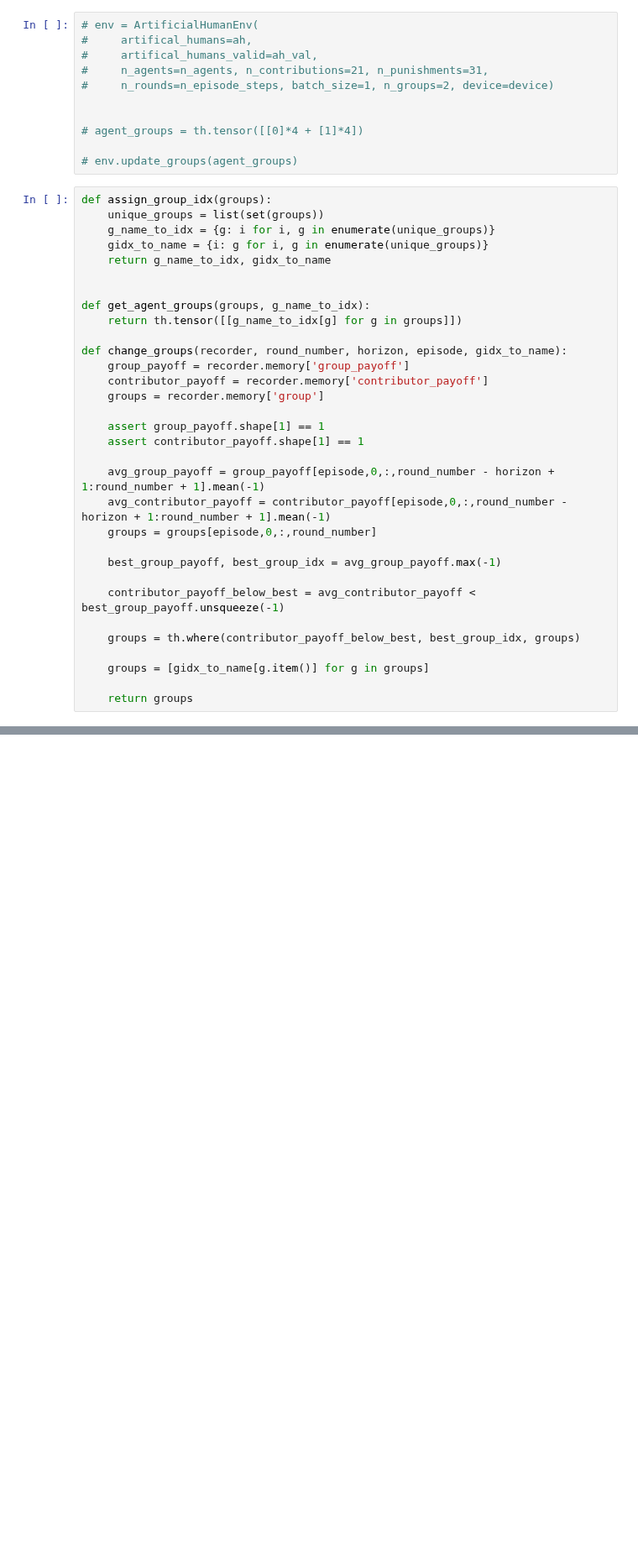
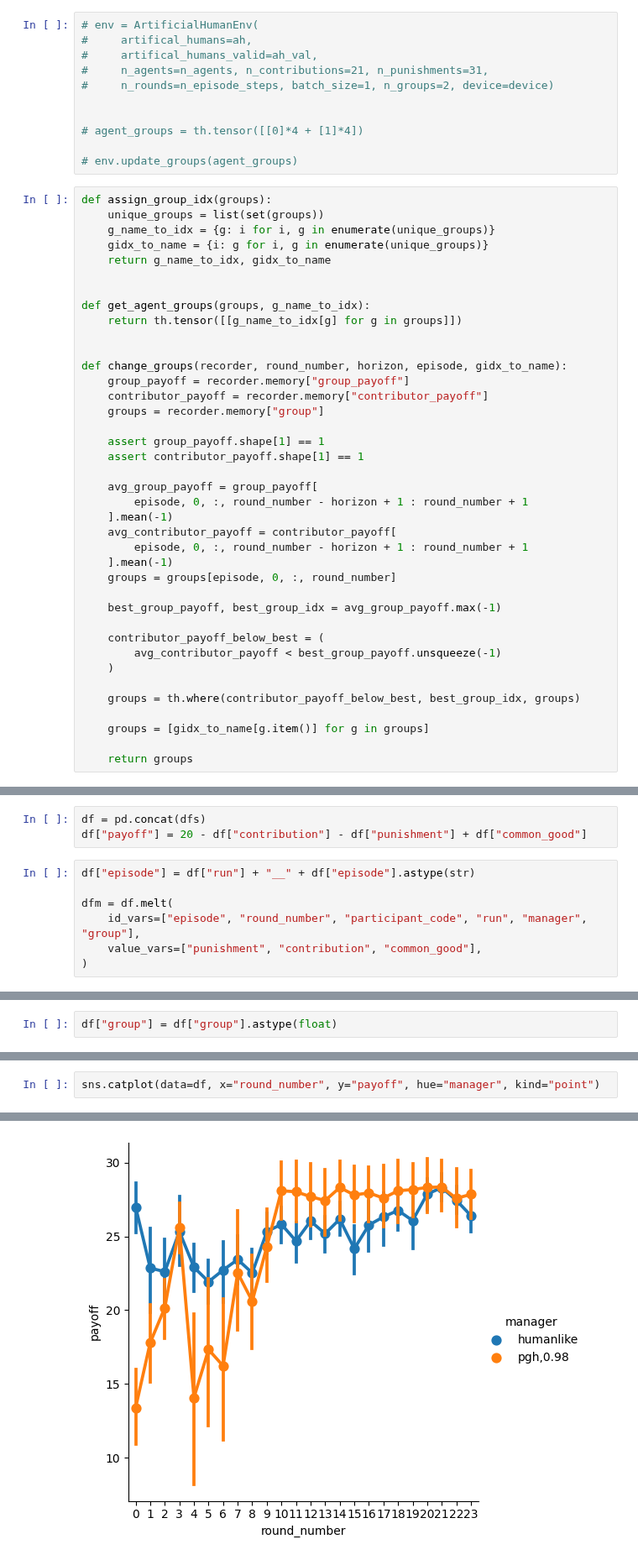
Before and after one commit to center-for-humans-and-machines/algorithmic-institutions, a Jupyter notebook: notebooks/test_manager/simulate_group_selection.ipynb, the cells around one changed output, grey strips where cells are left out. Shown at 84% size. Saved outputs shown, nothing was run; the diff lists cells and outputs as text; blank space fills up the shorter version.

```diff
--- a/notebooks/test_manager/simulate_group_selection.ipynb
+++ b/notebooks/test_manager/simulate_group_selection.ipynb
@@ -162,21 +158,28 @@ def assign_group_idx(groups):
 def get_agent_groups(groups, g_name_to_idx):
     return th.tensor([[g_name_to_idx[g] for g in groups]])
 
+
 def change_groups(recorder, round_number, horizon, episode, gidx_to_name):
-    group_payoff = recorder.memory['group_payoff']
-    contributor_payoff = recorder.memory['contributor_payoff']
-    groups = recorder.memory['group']
+    group_payoff = recorder.memory["group_payoff"]
+    contributor_payoff = recorder.memory["contributor_payoff"]
+    groups = recorder.memory["group"]
 
     assert group_payoff.shape[1] == 1
     assert contributor_payoff.shape[1] == 1
 
-    avg_group_payoff = group_payoff[episode,0,:,round_number - horizon + 1:round_number + 1].mean(-1)
-    avg_contributor_payoff = contributor_payoff[episode,0,:,round_number - horizon + 1:round_number + 1].mean(-1)
-    groups = groups[episode,0,:,round_number]
+    avg_group_payoff = group_payoff[
+        episode, 0, :, round_number - horizon + 1 : round_number + 1
+    ].mean(-1)
+    avg_contributor_payoff = contributor_payoff[
+        episode, 0, :, round_number - horizon + 1 : round_number + 1
+    ].mean(-1)
+    groups = groups[episode, 0, :, round_number]
 
     best_group_payoff, best_group_idx = avg_group_payoff.max(-1)
 
-    contributor_payoff_below_best = avg_contributor_payoff < best_group_payoff.unsqueeze(-1)
+    contributor_payoff_below_best = (
+        avg_contributor_payoff < best_group_payoff.unsqueeze(-1)
+    )
 
     groups = th.where(contributor_payoff_below_best, best_group_idx, groups)
 
@@ -260,0 +305,10 @@ Start run mixed
+# %%
+df = pd.concat(dfs)
+df["payoff"] = 20 - df["contribution"] - df["punishment"] + df["common_good"]
+# %%
+df["episode"] = df["run"] + "__" + df["episode"].astype(str)
+
+dfm = df.melt(
+    id_vars=["episode", "round_number", "participant_code", "run", "manager", "group"],
+    value_vars=["punishment", "contribution", "common_good"],
+)
@@ -260,0 +331,2 @@ Start run mixed
+# %%
+df["group"] = df["group"].astype(float)
@@ -260,0 +335,3 @@ Start run mixed
+# %%
+sns.catplot(data=df, x="round_number", y="payoff", hue="manager", kind="point")
+# %% [output]
@@ -260,0 +339 @@ Start run mixed
+[figure, added]
```
Also changed, not shown: parts of 24 cells of this notebook, 3 other files.
